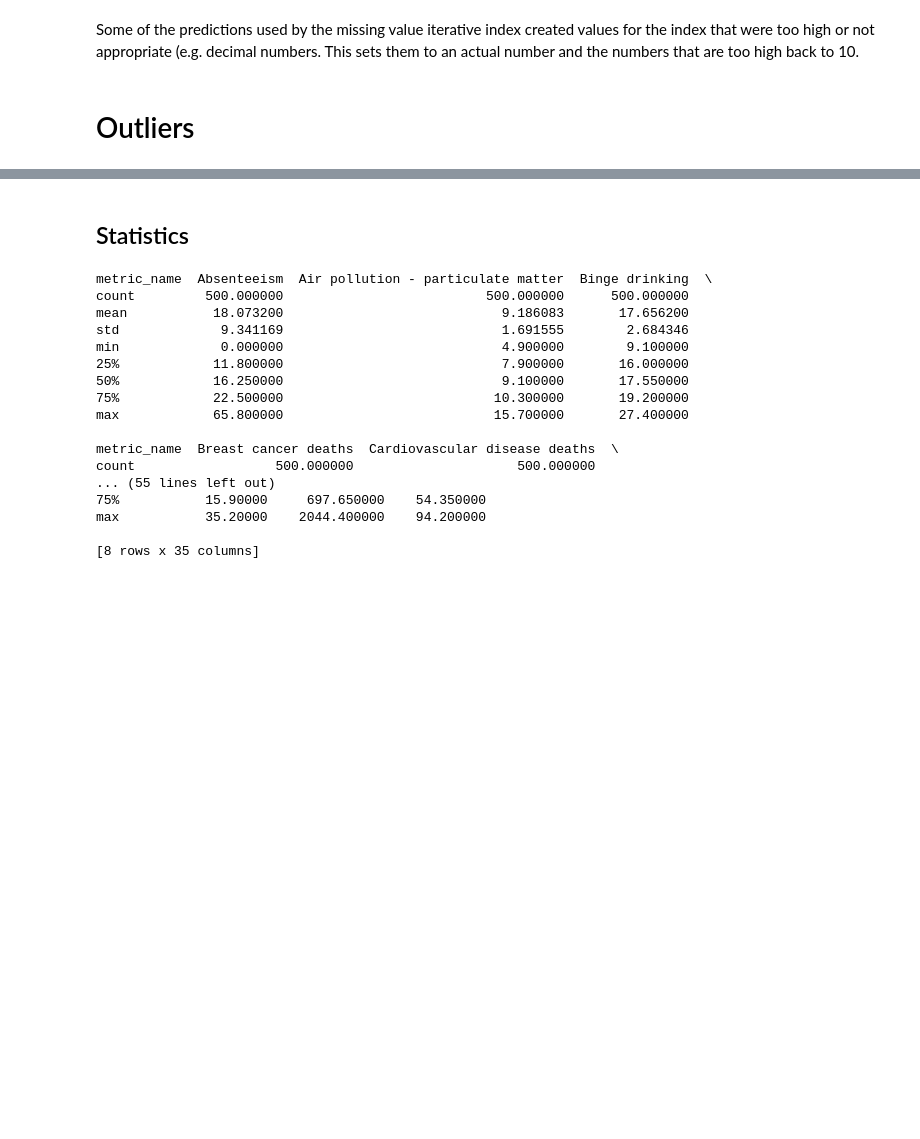
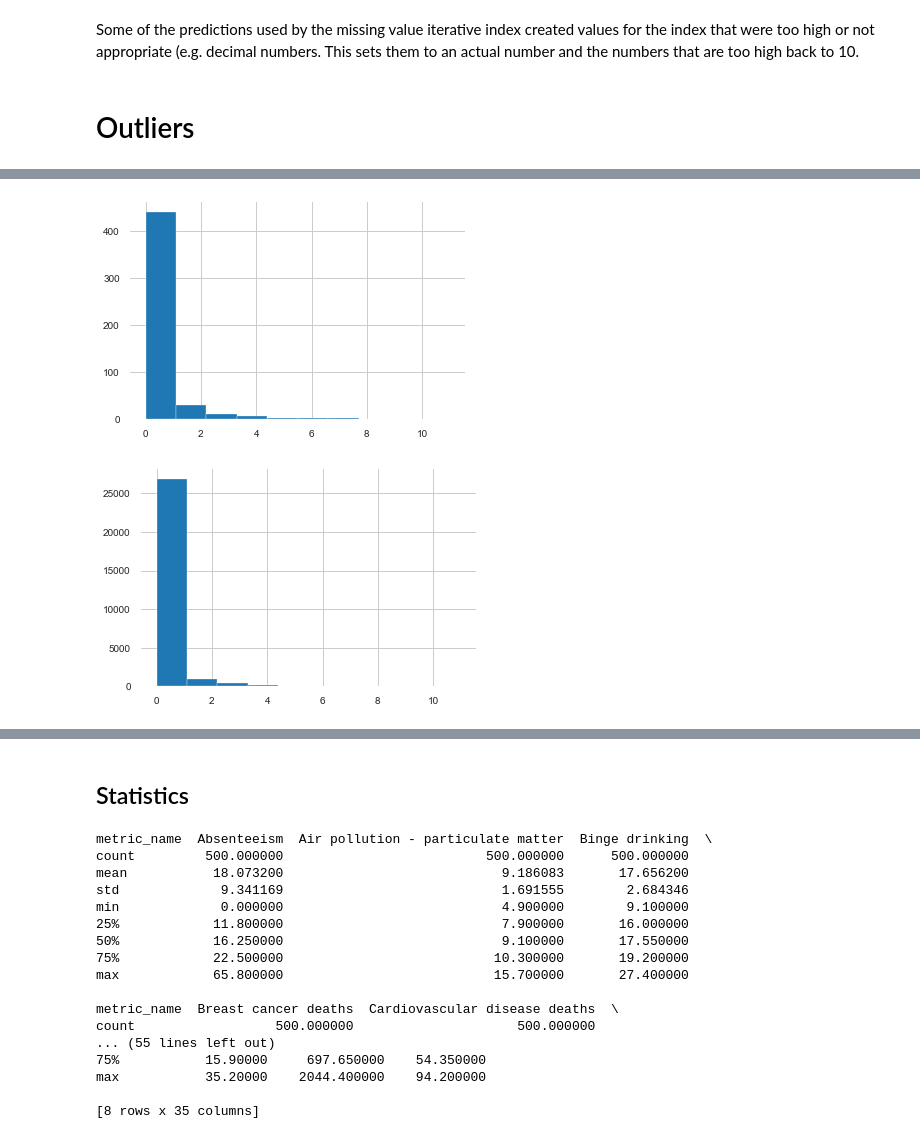
Before and after one commit to lilfetz22/Health_Scores_CAP2, a Jupyter notebook: scripts/Health_Scores_EDA.ipynb, the cells around one changed output, grey strips where cells are left out. Saved outputs shown, nothing was run; the diff lists cells and outputs as text; code cells hidden in the pictures; blank space fills up the shorter version.

Commit message:
Outliers, normalization, scaling

```diff
--- a/scripts/Health_Scores_EDA.ipynb
+++ b/scripts/Health_Scores_EDA.ipynb
@@ -510,0 +528,28 @@ for i in range(0,len(l2)):
+# %%
+city_no_index = city_filled_df.drop('Lead exposure risk index', axis=1)
+tract_no_index = tract_filled_df2.drop('Lead exposure risk index', axis=1)
+# %%
+def outliers_per_col(column):
+    lqt, uqt = np.quantile(column, .25), np.quantile(column, .75)
+    onehalf = iqr(column) * 1.5
+    upper_outlier = uqt + onehalf
+    lower_outlier = lqt - onehalf
+    outliers_binomial = (column > upper_outlier) | (column < lower_outlier)
+    return(outliers_binomial)
+# %%
+def outliers_df_fx(df):
+    new_df = pd.DataFrame()
+    for col in df.columns:
+        new_col = outliers_per_col(df[col])
+        new_df[col] = new_col
+    return(new_df)
+# %%
+outliers_city_df = outliers_df_fx(city_no_index)
+outliers_tract_df = outliers_df_fx(tract_no_index)
+plt.hist(outliers_city_df.sum(axis=1))
+plt.show()
+plt.hist(outliers_tract_df.sum(axis=1))
+plt.show()
+# %% [output]
+[figure, added]
+[figure, added]
```
Also changed, not shown: parts of 34 cells of this notebook, 4 other files.
